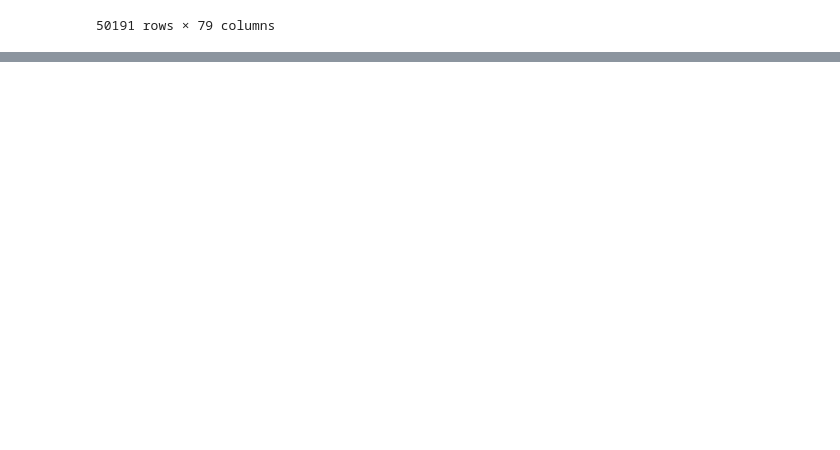
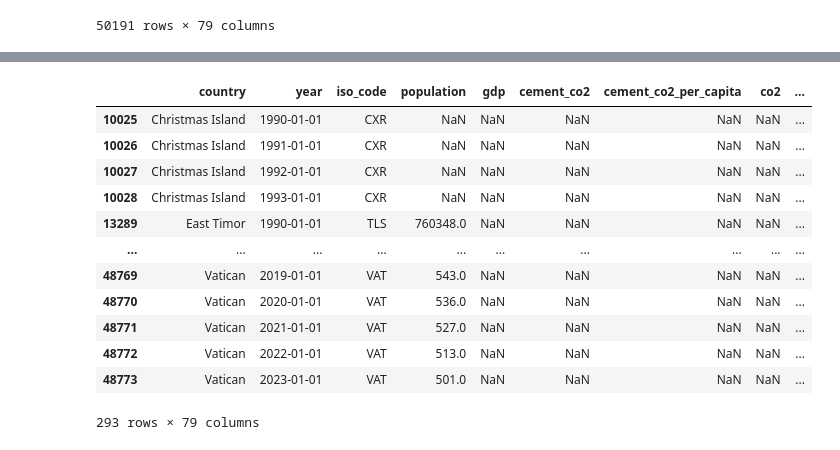
Before and after one commit to gappeah/Analyzing-Global-CO2-Emissions, a Jupyter notebook: main.ipynb, the cells around one changed output, grey strips where cells are left out. Cells and saved outputs as stored; diff of their text form; code cells hidden in the pictures; blank space fills up the shorter version.

Commit message:
Commit to main - Solved and answer the query Filter for years after 1990 and countries with non-null CO2 emissions.

```diff
--- a/main.ipynb
+++ b/main.ipynb
@@ -195,3 +194,22 @@ NameError: name 'countrys_with_nullc02' is not defined
+# %%
+co2_1990_null = df[(df['year'] >= '1990') & (df['co2'].isna())]
+
+# Filter for years after 1990 and countries with null CO2 emissions
+display(co2_1990_null)
+# %% [output]
+|  | country | year | iso_code | population | gdp | cement_co2 | cement_co2_per_capita | co2 | ... |
+| 10025 | Christmas Island | 1990-01-01 | CXR | NaN | NaN | NaN | NaN | NaN | ... |
+| 10026 | Christmas Island | 1991-01-01 | CXR | NaN | NaN | NaN | NaN | NaN | ... |
+| 10027 | Christmas Island | 1992-01-01 | CXR | NaN | NaN | NaN | NaN | NaN | ... |
+| 10028 | Christmas Island | 1993-01-01 | CXR | NaN | NaN | NaN | NaN | NaN | ... |
+| 13289 | East Timor | 1990-01-01 | TLS | 760348.0 | NaN | NaN | NaN | NaN | ... |
+| ... | ... | ... | ... | ... | ... | ... | ... | ... | ... |
+| 48769 | Vatican | 2019-01-01 | VAT | 543.0 | NaN | NaN | NaN | NaN | ... |
+| 48770 | Vatican | 2020-01-01 | VAT | 536.0 | NaN | NaN | NaN | NaN | ... |
+| 48771 | Vatican | 2021-01-01 | VAT | 527.0 | NaN | NaN | NaN | NaN | ... |
+| 48772 | Vatican | 2022-01-01 | VAT | 513.0 | NaN | NaN | NaN | NaN | ... |
+| 48773 | Vatican | 2023-01-01 | VAT | 501.0 | NaN | NaN | NaN | NaN | ... |
+293 rows × 79 columns
 # %%
 #- Handle missing values (e.g., impute population using median or drop rows).
 # %%
```
Also changed, not shown: parts of 2 cells of this notebook.
